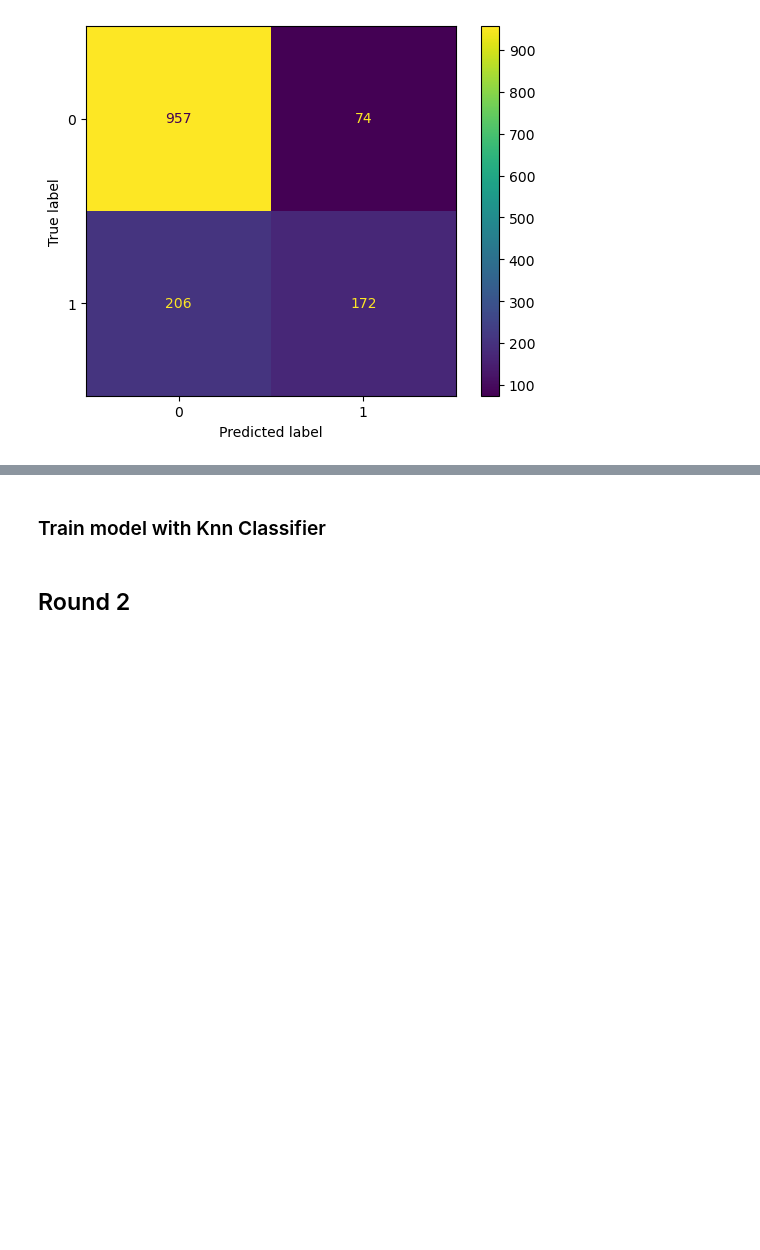
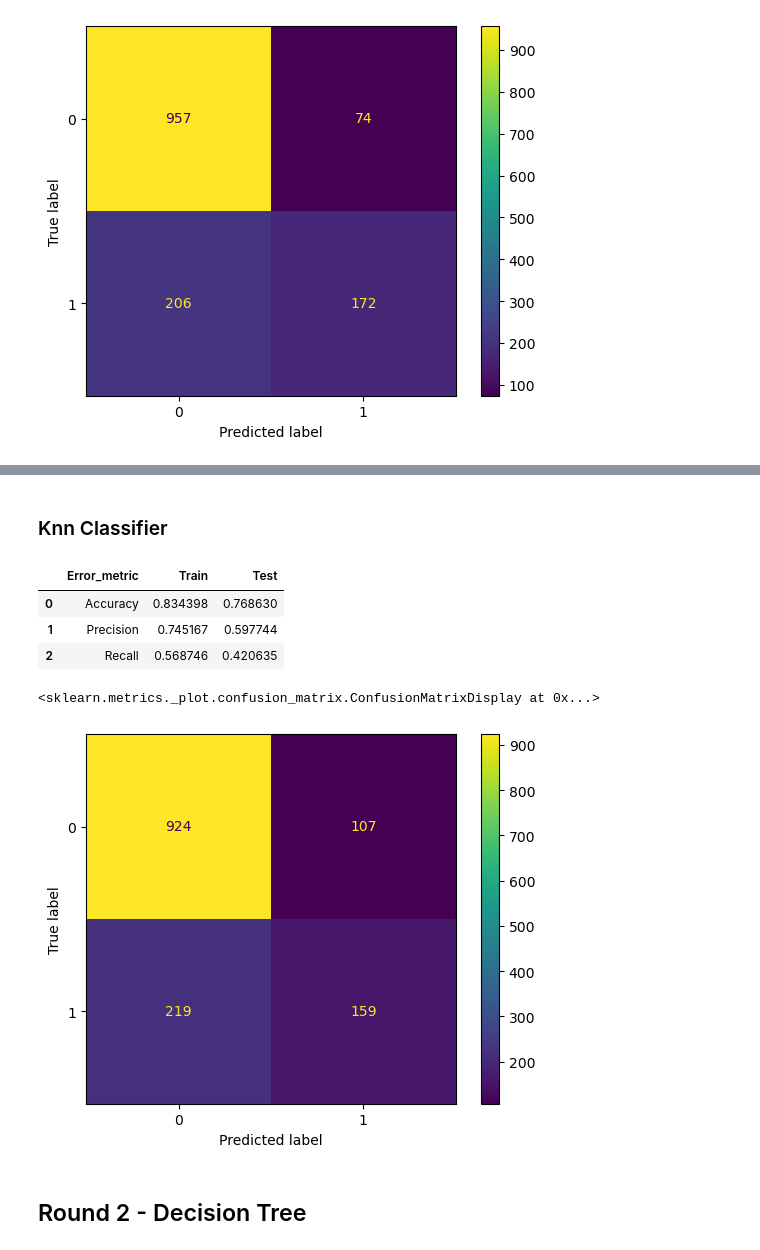
Before and after one commit to BartekSem/Barts_labs, a Jupyter notebook: Barteks_Labs/7_week_ML/Lab | Classification.ipynb, the cells around one changed output, grey strips where cells are left out. Drawn from its saved outputs; the diff is of its cells as text; code cells hidden in the pictures; blank space fills up the shorter version.

```diff
--- a/Barteks_Labs/7_week_ML/Lab | Classification.ipynb
+++ b/Barteks_Labs/7_week_ML/Lab | Classification.ipynb
@@ -192,2 +177,2 @@ log_model.predict_proba(sample)
 # %% [markdown]
-### Train model with Knn Classifier
+### Knn Classifier
@@ -194,2 +189,29 @@ log_model.predict_proba(sample)
+# %%
+model = KNeighborsClassifier(n_neighbors=5,weights='uniform') # declare we're using knn classification model
+model.fit(X_train, y_train) # train model
+y_pred = model.predict(X_test.values) # predict test
+y_pred_train=model.predict(X_train.values) # predict train (for sanity checks)
+
+performance_log = pd.DataFrame({'Error_metric': ['Accuracy','Precision','Recall'],
+                               'Train': [accuracy_score(y_train, y_pred_train),
+                                         precision_score(y_train, y_pred_train),
+                                         recall_score(y_train, y_pred_train)],
+                               'Test': [accuracy_score(y_test, y_pred),
+                                        precision_score(y_test, y_pred),
+                                        recall_score(y_test, y_pred)]})
+
+display(performance_log)
+# %% [output]
+|  | Error_metric | Train | Test |
+| 0 | Accuracy | 0.834398 | 0.768630 |
+| 1 | Precision | 0.745167 | 0.597744 |
+| 2 | Recall | 0.568746 | 0.420635 |
+# %%
+cm = confusion_matrix(y_test, y_pred, labels= model.classes_)
+disp = ConfusionMatrixDisplay(cm)
+disp.plot()
+# %% [output]
+<sklearn.metrics._plot.confusion_matrix.ConfusionMatrixDisplay at 0x...>
+[figure, added]
 # %% [markdown]
-## Round 2
+## Round 2 - Decision Tree
```
Also changed, not shown: parts of 13 cells of this notebook.
